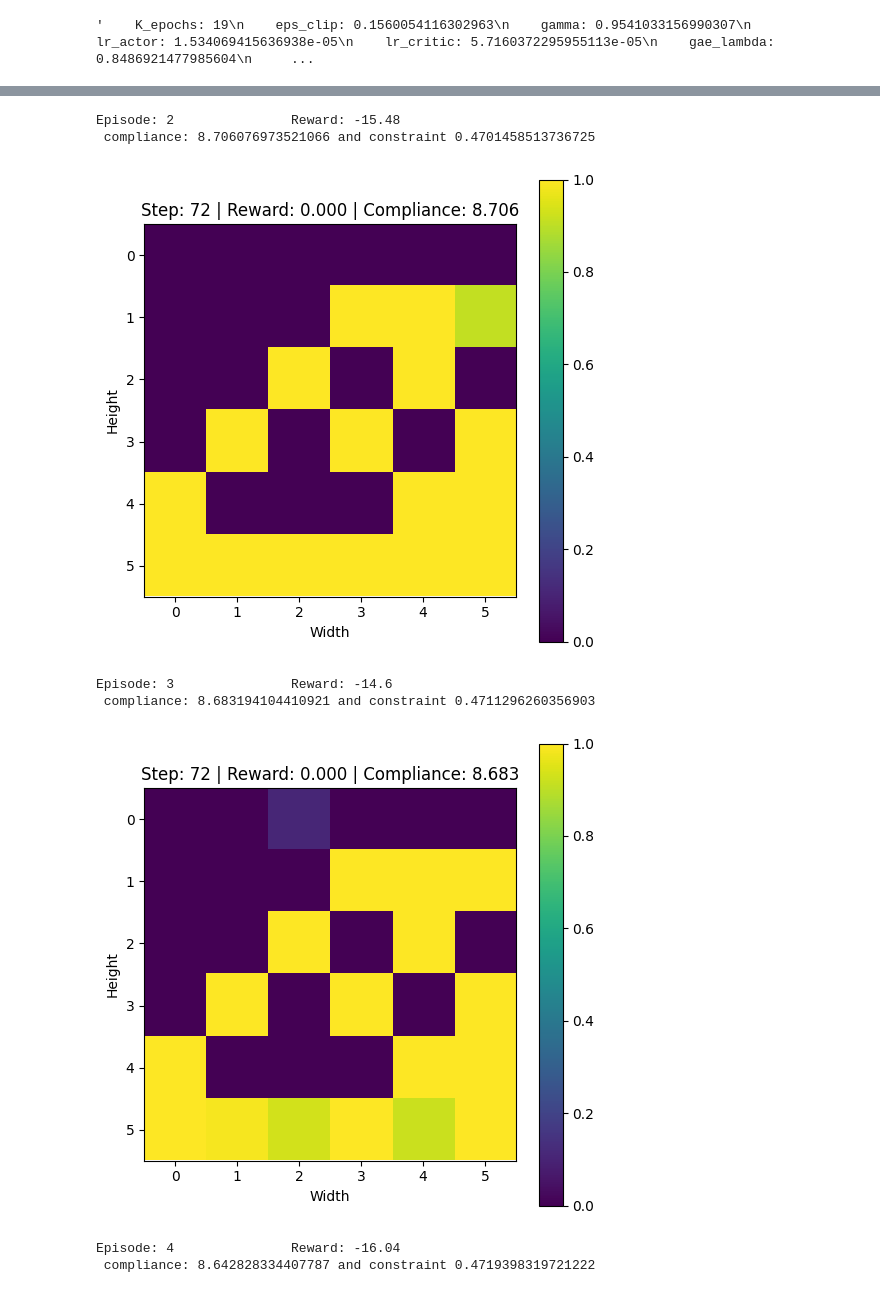
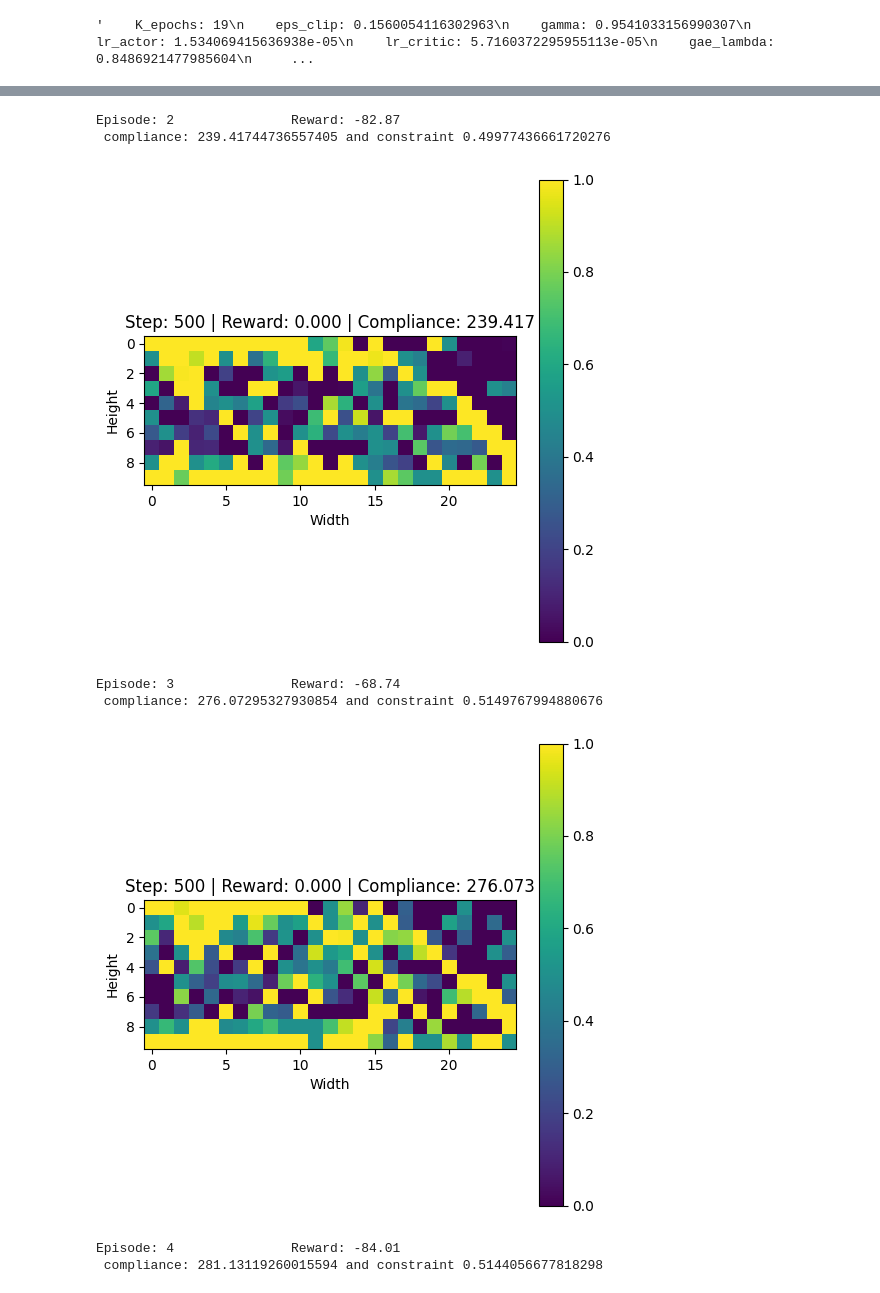
Before and after one commit to miho97/structural_optimization, a Jupyter notebook: src/ppo_main.ipynb, the cells around one changed output, grey strips where cells are left out. Drawn from its saved outputs; the diff is of its cells as text; code cells hidden in the pictures.

```diff
--- a/src/ppo_main.ipynb
+++ b/src/ppo_main.ipynb
@@ -416,8 +385,8 @@ lr_critic = best_params['lr_critic']
 #####################################################
 
 
-env = mbb.BeamOptimizationEnv(width=6, height=6, beam_type=2, optimal_density=0.3, density=0.2)
-max_ep_len = env.width * env.height * 2
+env = mbb.BeamOptimizationEnv(width=25, height=10, beam_type=1, optimal_density=0.5, density=0.4)
+max_ep_len = env.max_steps
 
 state_dim = env.observation_space.shape[0]
 print(f" state dim is {state_dim}")
@@ -428,21 +397,6 @@ else:
     action_dim = env.action_space.n
 print(f" action dim is {action_dim}")
 
-
-ppo_agent = ppo.PPO(
-        state_dim=state_dim,
-        action_dim=action_dim,
-        lr_actor=lr_actor,
-        lr_critic=lr_critic,
-        gamma=gamma,
-        K_epochs=K_epochs,
-        eps_clip=eps_clip,
-        has_continuous_action_space=has_continuous_action_space,
-        action_std_init=action_std,
-        gae_lambda=0.95,
-        num_envs=num_envs,
-        device=device
-    )
 
 
 # preTrained weights directory
@@ -620,7 +574,6 @@ plt.show()
 # Hyperparameters for inference
 env_name = "BeamOptimizationEnv"
 has_continuous_action_space = False
-max_ep_len = env.width * env.height * 2
 total_inference_episodes = 10  # Total number of inference episodes
 
 # Initialize environment
@@ -633,6 +586,7 @@ else:
     action_dim = env.action_space.n
 
 # Initialize PPO agent
+'''
 ppo_agent = ppo.PPO(        state_dim=state_dim,
         action_dim=action_dim,
         lr_actor=lr_actor,
@@ -645,6 +599,7 @@ ppo_agent = ppo.PPO(        state_dim=state_dim,
         gae_lambda=0.95,
         num_envs=num_envs,
         device=device)
+#'''
 # Load pre-trained model
 random_seed = 0
 run_num_pretrained = 0
@@ -662,7 +617,8 @@ for ep in range(1,10):
         state, reward, done, truncated, info = env.step(action)
         ep_reward += reward
 
-        #env.render()
+        #if t ==max_ep_len:
+        #    env.render()
 
         if done:
             print(f" compliance: {info['compliance']} and constraint {info['constraint']}")
@@ -704,8 +660,8 @@ Episode: 1               Reward: -14.5
-Episode: 2               Reward: -15.48
- compliance: 8.706076973521066 and constraint 0.4701458513736725
+Episode: 2               Reward: -82.87
+ compliance: 239.41744736557405 and constraint 0.49977436661720276
-[figure, old version]
+[figure, new version]
-Episode: 3               Reward: -14.6
- compliance: 8.683194104410921 and constraint 0.4711296260356903
+Episode: 3               Reward: -68.74
+ compliance: 276.07295327930854 and constraint 0.5149767994880676
-[figure, old version]
+[figure, new version]
-Episode: 4               Reward: -16.04
- compliance: 8.642828334407787 and constraint 0.4719398319721222
+Episode: 4               Reward: -84.01
+ compliance: 281.13119260015594 and constraint 0.5144056677818298
```
Also changed, not shown: parts of 3 cells of this notebook, 7 other files.
